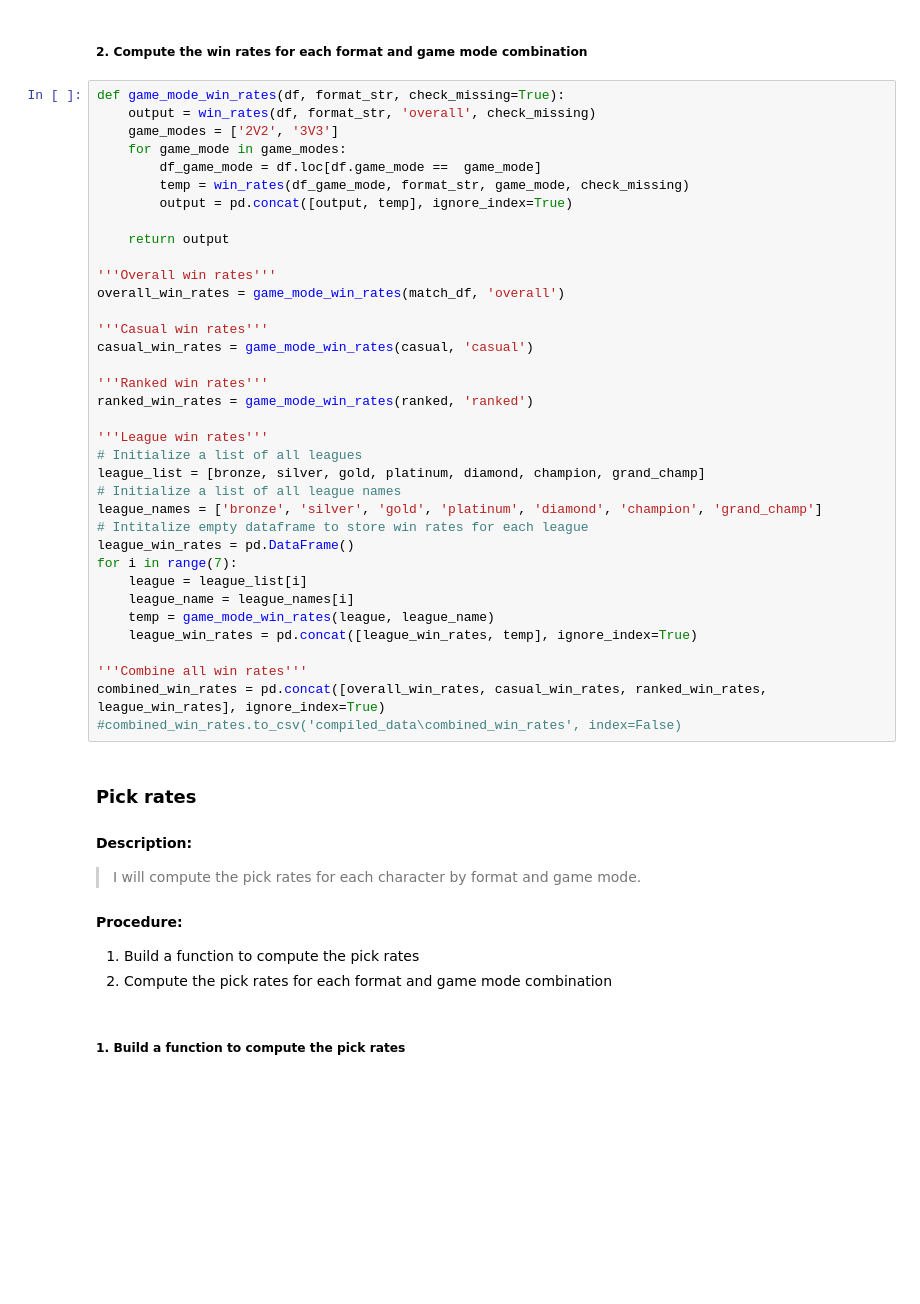
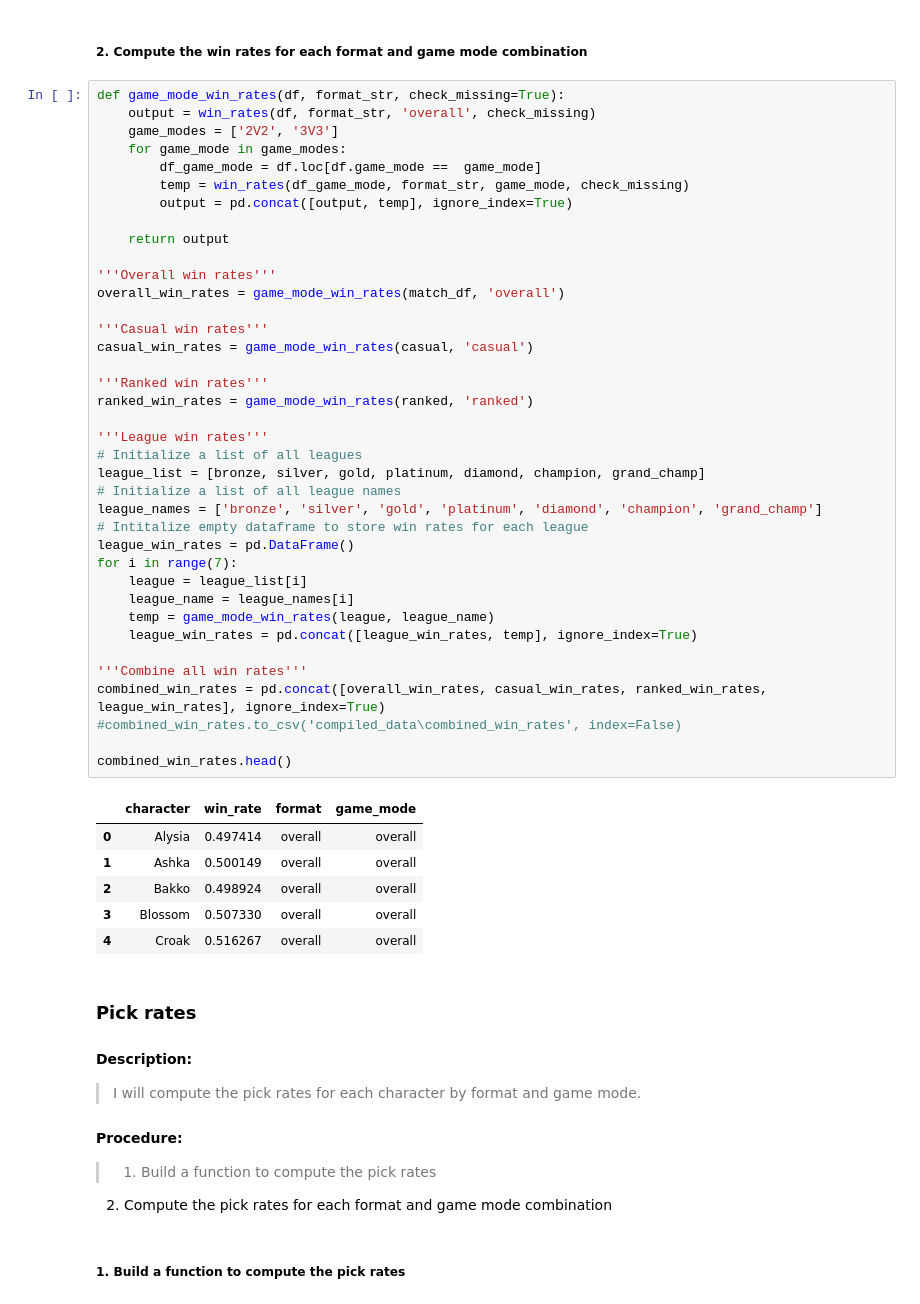
Before and after one commit to rd-tran/Battlerite-Game-Balances, a Jupyter notebook: Stats.ipynb, the cells around one changed output. Saved outputs shown, nothing was run; the diff lists cells and outputs as text; blank space fills up the shorter version.

```diff
--- a/Stats.ipynb
+++ b/Stats.ipynb
@@ -300,33 +299,42 @@ def game_mode_win_rates(df, format_str, check_missing=True):
         temp = win_rates(df_game_mode, format_str, game_mode, check_missing)
         output = pd.concat([output, temp], ignore_index=True)
 
     return output
 
 '''Overall win rates'''
 overall_win_rates = game_mode_win_rates(match_df, 'overall')
 
 '''Casual win rates'''
 casual_win_rates = game_mode_win_rates(casual, 'casual')
 
 '''Ranked win rates'''
 ranked_win_rates = game_mode_win_rates(ranked, 'ranked')
 
 '''League win rates'''
 # Initialize a list of all leagues
 league_list = [bronze, silver, gold, platinum, diamond, champion, grand_champ]
 # Initialize a list of all league names
 league_names = ['bronze', 'silver', 'gold', 'platinum', 'diamond', 'champion', 'grand_champ']
 # Intitalize empty dataframe to store win rates for each league
 league_win_rates = pd.DataFrame()
 for i in range(7):
     league = league_list[i]
     league_name = league_names[i]
     temp = game_mode_win_rates(league, league_name)
     league_win_rates = pd.concat([league_win_rates, temp], ignore_index=True)
 
 '''Combine all win rates'''
 combined_win_rates = pd.concat([overall_win_rates, casual_win_rates, ranked_win_rates, league_win_rates], ignore_index=True)
 #combined_win_rates.to_csv('compiled_data\combined_win_rates', index=False)
+
+combined_win_rates.head()
+# %% [output]
+|  | character | win_rate | format | game_mode |
+| 0 | Alysia | 0.497414 | overall | overall |
+| 1 | Ashka | 0.500149 | overall | overall |
+| 2 | Bakko | 0.498924 | overall | overall |
+| 3 | Blossom | 0.507330 | overall | overall |
+| 4 | Croak | 0.516267 | overall | overall |
 # %% [markdown]
 <a id='char_stats2'></a>
 ### Pick rates
@@ -334,8 +342,7 @@ combined_win_rates = pd.concat([overall_win_rates, casual_win_rates, ranked_win_
 > I will compute the pick rates for each character by format and game mode.
 
 #### Procedure:
->
-1. Build a function to compute the pick rates
+> 1. Build a function to compute the pick rates
 2. Compute the pick rates for each format and game mode combination
 # %% [markdown]
 ##### 1. Build a function to compute the pick rates
```
Also changed, not shown: parts of 12 cells of this notebook, 5 other files.
